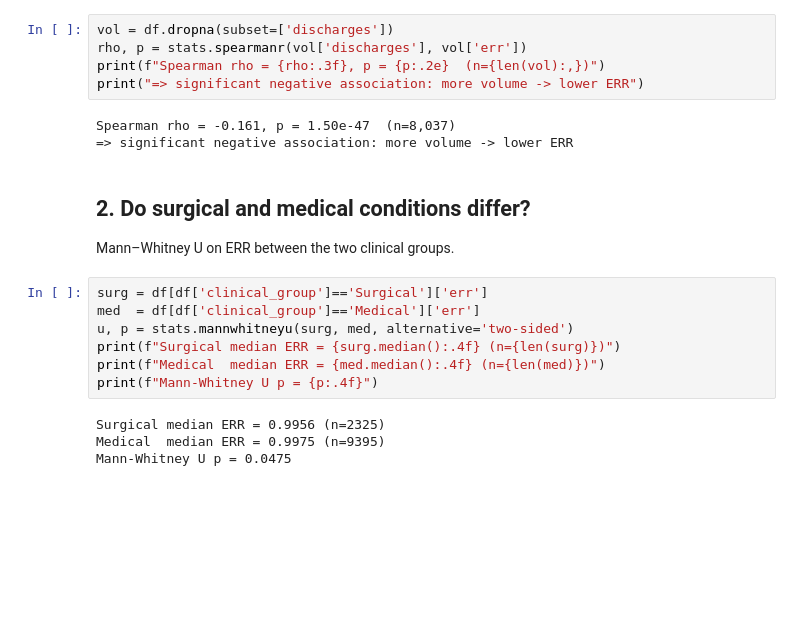
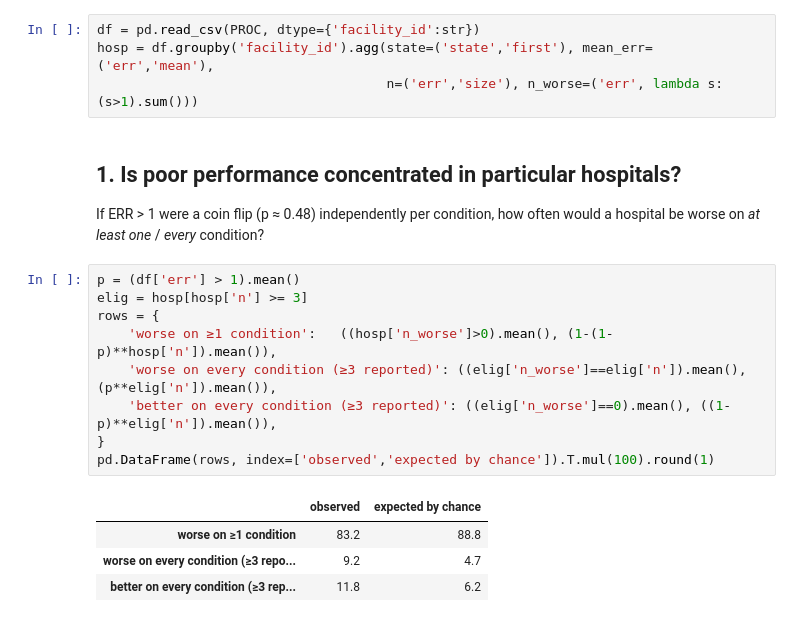
Before and after one commit to pavanmanjunath18/readmitscope, a Jupyter notebook: notebooks/03_analysis.ipynb, the cells around one changed output. Saved outputs shown, nothing was run; the diff lists cells and outputs as text; blank space fills up the shorter version.

```diff
--- a/notebooks/03_analysis.ipynb
+++ b/notebooks/03_analysis.ipynb
@@ -28,22 +30,21 @@ Spearman correlation (robust to non-linearity) between discharge volume and ERR.
-# %%
-vol = df.dropna(subset=['discharges'])
-rho, p = stats.spearmanr(vol['discharges'], vol['err'])
-print(f"Spearman rho = {rho:.3f}, p = {p:.2e}  (n={len(vol):,})")
-print("=> significant negative association: more volume -> lower ERR")
-# %% [output]
-Spearman rho = -0.161, p = 1.50e-47  (n=8,037)
-=> significant negative association: more volume -> lower ERR
-# %% [markdown]
-## 2. Do surgical and medical conditions differ?
-Mann–Whitney U on ERR between the two clinical groups.
-# %%
-surg = df[df['clinical_group']=='Surgical']['err']
-med  = df[df['clinical_group']=='Medical']['err']
-u, p = stats.mannwhitneyu(surg, med, alternative='two-sided')
-print(f"Surgical median ERR = {surg.median():.4f} (n={len(surg)})")
-print(f"Medical  median ERR = {med.median():.4f} (n={len(med)})")
-print(f"Mann-Whitney U p = {p:.4f}")
-# %% [output]
-Surgical median ERR = 0.9956 (n=2325)
-Medical  median ERR = 0.9975 (n=9395)
-Mann-Whitney U p = 0.0475
+# %%
+df = pd.read_csv(PROC, dtype={'facility_id':str})
+hosp = df.groupby('facility_id').agg(state=('state','first'), mean_err=('err','mean'),
+                                     n=('err','size'), n_worse=('err', lambda s:(s>1).sum()))
+# %% [markdown]
+## 1. Is poor performance concentrated in particular hospitals?
+If ERR > 1 were a coin flip (p ≈ 0.48) independently per condition, how often would a hospital be worse on *at least one* / *every* condition?
+# %%
+p = (df['err'] > 1).mean()
+elig = hosp[hosp['n'] >= 3]
+rows = {
+    'worse on ≥1 condition':   ((hosp['n_worse']>0).mean(), (1-(1-p)**hosp['n']).mean()),
+    'worse on every condition (≥3 reported)': ((elig['n_worse']==elig['n']).mean(), (p**elig['n']).mean()),
+    'better on every condition (≥3 reported)': ((elig['n_worse']==0).mean(), ((1-p)**elig['n']).mean()),
+}
+pd.DataFrame(rows, index=['observed','expected by chance']).T.mul(100).round(1)
+# %% [output]
+|  | observed | expected by chance |
+| worse on ≥1 condition | 83.2 | 88.8 |
+| worse on every condition (≥3 repo... | 9.2 | 4.7 |
+| better on every condition (≥3 rep... | 11.8 | 6.2 |
```
Also changed, not shown: parts of 24 cells of this notebook, 40 other files.
